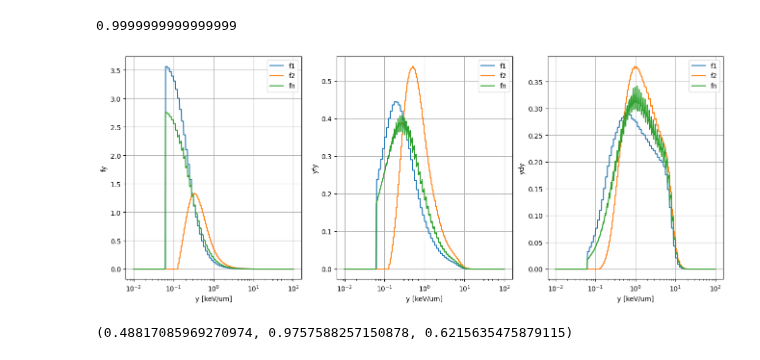
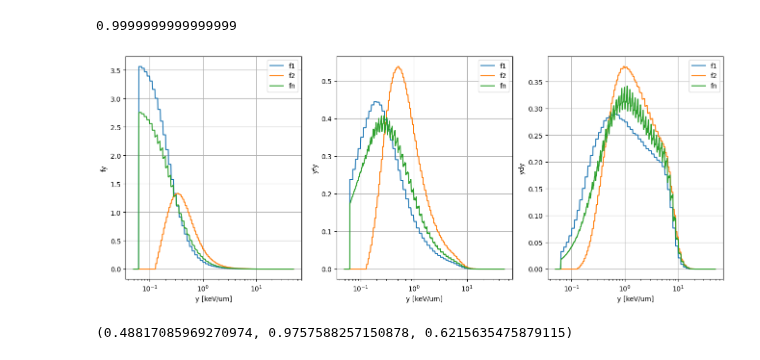
Before and after one commit to grzanka/microdosimetric_spectra_folding, a Jupyter notebook: notebooks/0.8-Cs137-spectra.ipynb, the cells around one changed output. Saved outputs shown, nothing was run; the diff lists cells and outputs as text; code cells hidden in the pictures.

```diff
--- a/notebooks/0.8-Cs137-spectra.ipynb
+++ b/notebooks/0.8-Cs137-spectra.ipynb
@@ -803,7 +804,7 @@ spectrum_y_fn.norm
 # %% [output]
 0.9999999999999999
 # %%
-y_keV_um = np.geomspace(start=1e-2, stop=1e2, num=800)
+y_keV_um = np.geomspace(start=0.05, stop=50, num=600)
 
 fig, ax = plt.subplots(nrows=1, ncols=3, figsize=(16, 6))
 ax[0].plot(
@@ -833,34 +834,34 @@ ax[1].plot(
     label="f2",
 )
 ax[1].plot(
     y_keV_um,
     spectrum_y_fn.data.bin_values(y_keV_um, spectrum_value_type=SpectrumValueType.yfy),
     label="fn",
 )
 ax[1].set_ylabel("yfy")
 ax[2].plot(
     y_keV_um,
     spectrum_y_f1.data.bin_values(y_keV_um, spectrum_value_type=SpectrumValueType.ydy),
     label="f1",
 )
 ax[2].plot(
     y_keV_um,
     spectrum_y_f2.data.bin_values(y_keV_um, spectrum_value_type=SpectrumValueType.ydy),
     label="f2",
 )
 ax[2].plot(
     y_keV_um,
     spectrum_y_fn.data.bin_values(y_keV_um, spectrum_value_type=SpectrumValueType.ydy),
     label="fn",
 )
 ax[2].set_ylabel("ydy")
 for a in ax:
     a.set_xscale("log")
     a.grid()
     a.set_xlabel("y [keV/um]")
     a.legend()
 # %% [output]
-[figure, old version]
+[figure, new version]
 # %%
 spectrum_y_f1.yF, spectrum_y_f2.yF, spectrum_y_fn.yF
 # %% [output]
```
Also changed, not shown: parts of 4 cells of this notebook, 1 other file.
